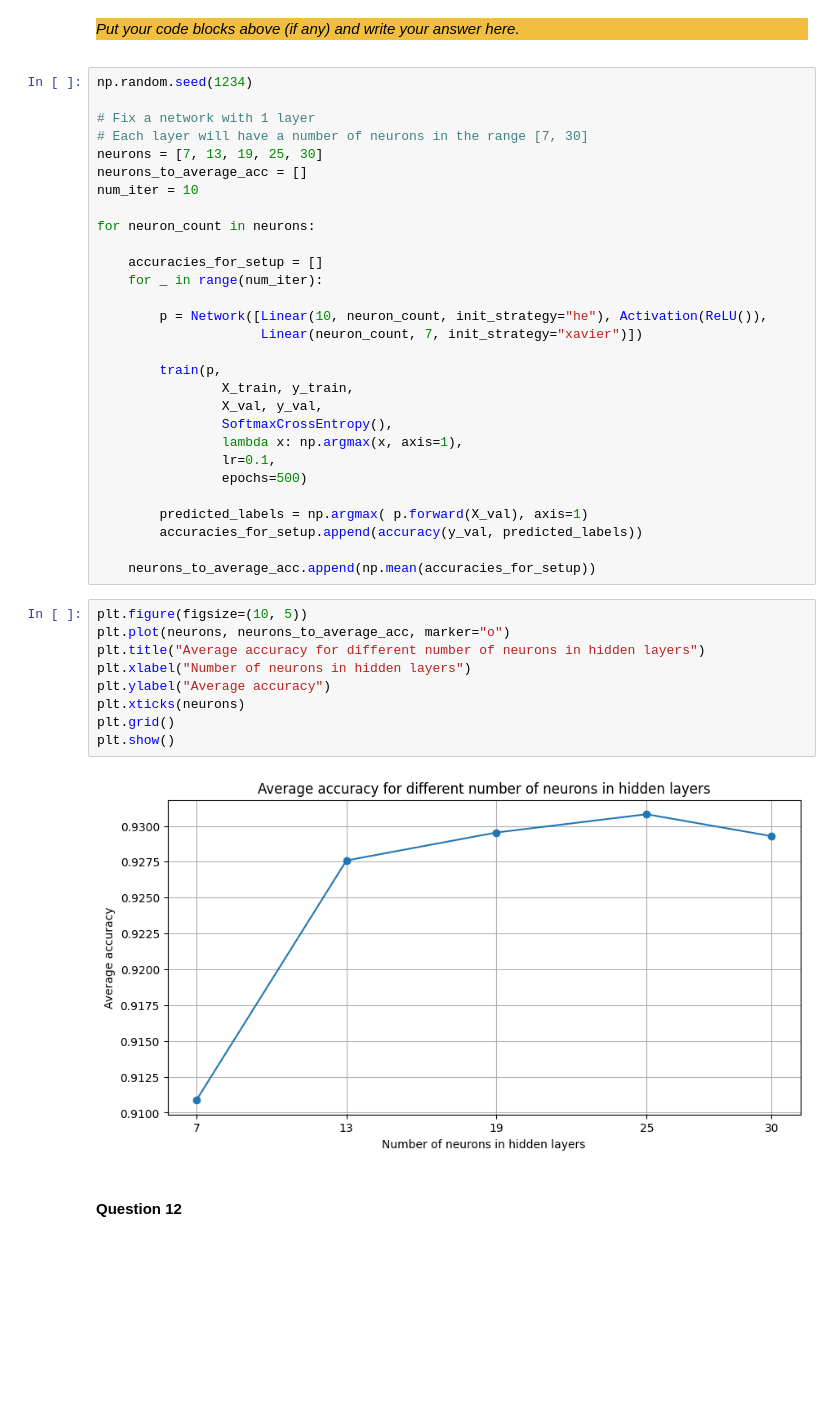
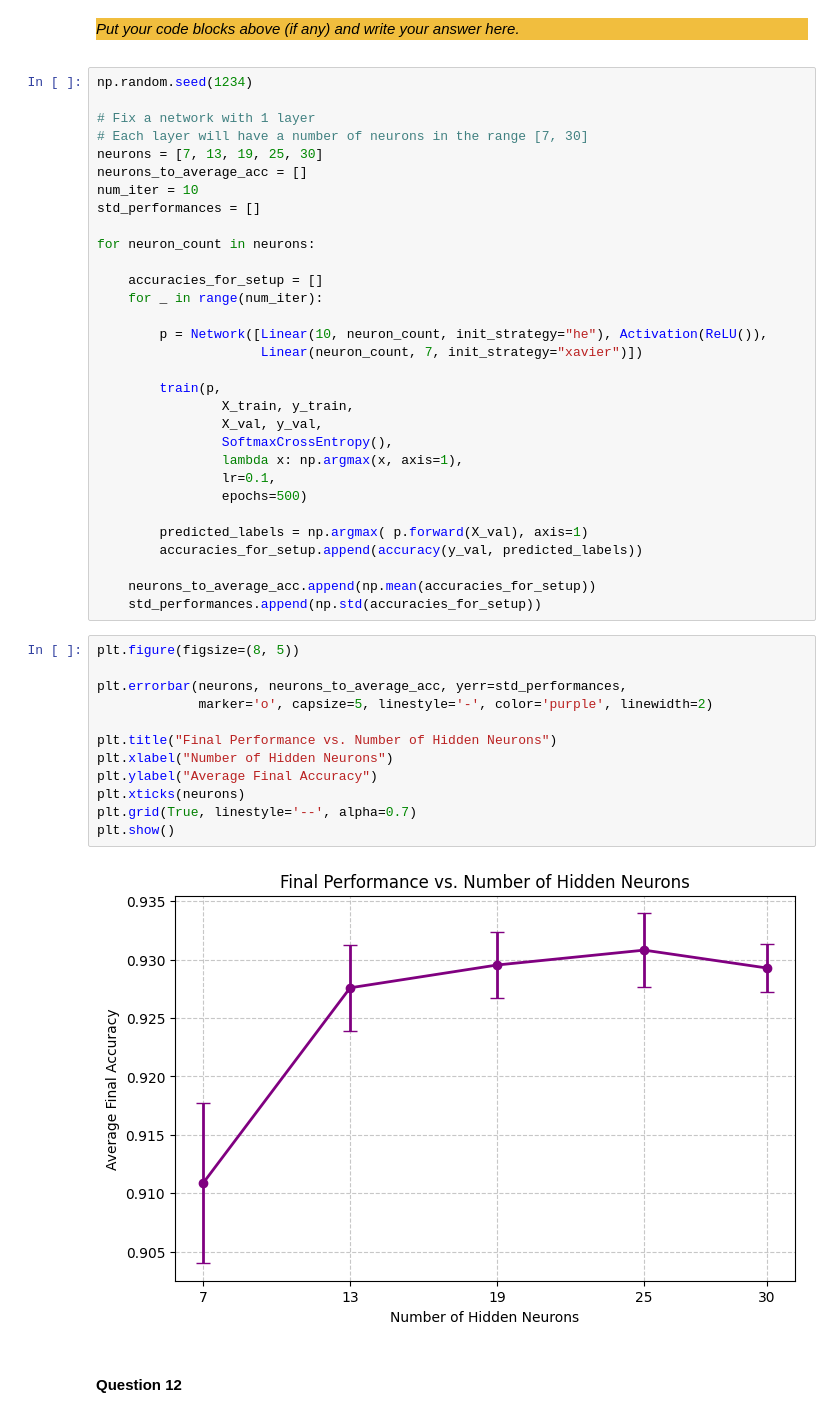
Before and after one commit to zain1290/Artificial-Neural-Network, a Jupyter notebook: src/Main.ipynb, the cells around one changed output. Saved outputs shown, nothing was run; the diff lists cells and outputs as text; blank space fills up the shorter version.

```diff
--- a/src/Main.ipynb
+++ b/src/Main.ipynb
@@ -523,6 +574,7 @@ np.random.seed(1234)
 neurons = [7, 13, 19, 25, 30]
 neurons_to_average_acc = []
 num_iter = 10
+std_performances = []
 
 for neuron_count in neurons:
 
@@ -544,17 +596,21 @@ for neuron_count in neurons:
         accuracies_for_setup.append(accuracy(y_val, predicted_labels))
 
     neurons_to_average_acc.append(np.mean(accuracies_for_setup))
+    std_performances.append(np.std(accuracies_for_setup))
 # %%
-plt.figure(figsize=(10, 5))
-plt.plot(neurons, neurons_to_average_acc, marker="o")
-plt.title("Average accuracy for different number of neurons in hidden layers")
-plt.xlabel("Number of neurons in hidden layers")
-plt.ylabel("Average accuracy")
+plt.figure(figsize=(8, 5))
+
+plt.errorbar(neurons, neurons_to_average_acc, yerr=std_performances,
+             marker='o', capsize=5, linestyle='-', color='purple', linewidth=2)
+
+plt.title("Final Performance vs. Number of Hidden Neurons")
+plt.xlabel("Number of Hidden Neurons")
+plt.ylabel("Average Final Accuracy")
 plt.xticks(neurons)
-plt.grid()
+plt.grid(True, linestyle='--', alpha=0.7)
 plt.show()
 # %% [output]
-[figure, old version]
+[figure, new version]
 # %% [markdown]
 #### Question 12
 # %% [markdown]
```
Also changed, not shown: parts of 20 cells of this notebook.
